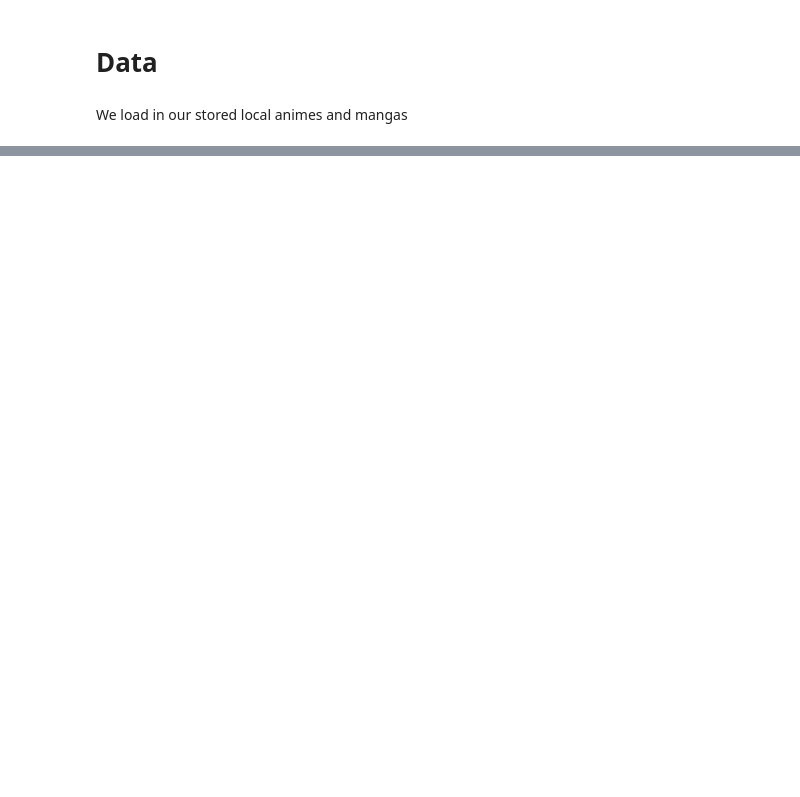
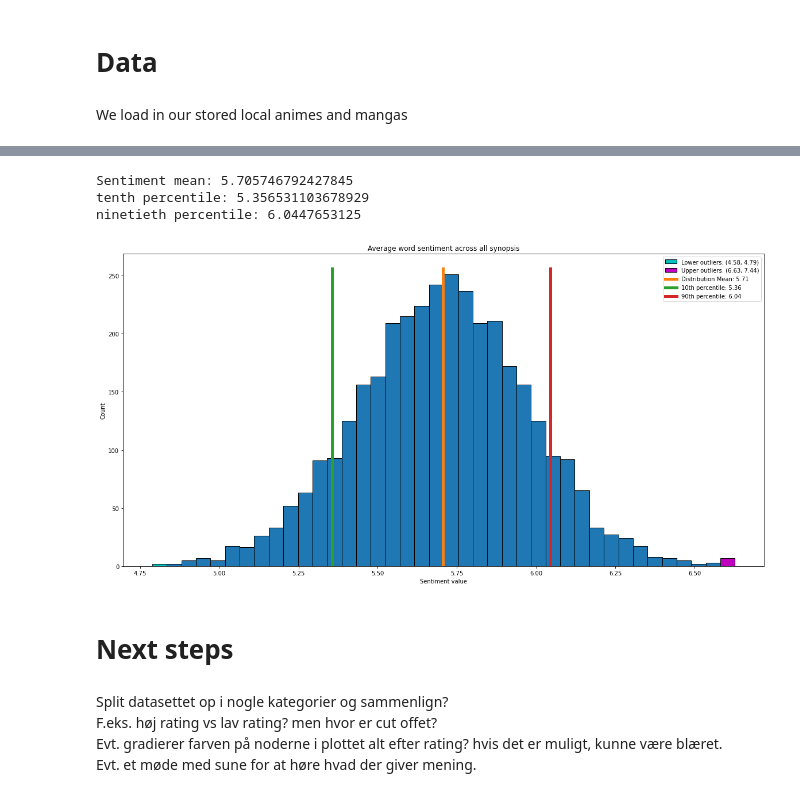
Before and after one commit to MarcBrejner/ProjectMAL, a Jupyter notebook: project.ipynb, the cells around one changed output, grey strips where cells are left out. Cells and saved outputs as stored; diff of their text form; code cells hidden in the pictures; blank space fills up the shorter version.

```diff
--- a/project.ipynb
+++ b/project.ipynb
@@ -36,0 +126,11 @@ print(len(all_anime_tv))
+# %%
+class Word:
+    def __init__(self,word,happiness_rank,happiness_average,happiness_standard_deviation,twitter_rank,google_rank,nyt_rank,lyrics_rank):
+        self.word = word
+        self.happiness_average = float(happiness_average)
+
+labMIT = {}
+with open("labMIT.txt") as f:
+    for line in f:
+       (word,happiness_rank,happiness_average,happiness_standard_deviation,twitter_rank,google_rank,nyt_rank,lyrics_rank) = line.split()
+       labMIT[word] = Word(word,happiness_rank,happiness_average,happiness_standard_deviation,twitter_rank,google_rank,nyt_rank,lyrics_rank)
@@ -36,0 +139,17 @@ print(len(all_anime_tv))
+# %%
+def get_sentiment(tokenlist):
+    sentiment = 0
+    num_of_tokens = len(tokenlist)
+    if num_of_tokens == 0:
+        print('input tokenlist was empty')
+        num_of_tokens = 1
+
+    for w in tokenlist:
+        try:
+            sentiment = sentiment + (labMIT[str(w)].happiness_average)
+        except KeyError:
+            if num_of_tokens > 1:
+                num_of_tokens = num_of_tokens-1
+
+    sentiment = sentiment/num_of_tokens
+    return sentiment
@@ -36,0 +158,13 @@ print(len(all_anime_tv))
+# %%
+fails = 0
+sentiments = []
+for mal_id in anime_graph.nodes:
+    try:
+        s = get_sentiment(token_dict[str(mal_id)])
+        anime_graph.nodes[mal_id]['Sentiment'] = s
+        if s != 0: #We dont consider pages with sentiment 0, as these contain no words in our sentiment library.
+            sentiments.append(s)
+    except KeyError:
+        fails = fails + 1
+
+#print(fails,"nodes could not have their sentiment calculated")
@@ -36,0 +233,13 @@ print(len(all_anime_tv))
+# %%
+sentiment_stats_and_hist(sentiments,'Average word sentiment across all synopsis')
+# %% [output]
+Sentiment mean: 5.705746792427845
+tenth percentile: 5.356531103678929
+ninetieth percentile: 6.0447653125
+[figure, added]
+# %% [markdown]
+# Next steps
+# %% [markdown]
+Split datasettet op i nogle kategorier og sammenlign?<br>F.eks. høj rating vs lav rating? men hvor er cut offet?<br>
+Evt. gradierer farven på noderne i plottet alt efter rating? hvis det er muligt, kunne være blæret.<br>
+Evt. et møde med sune for at høre hvad der giver mening.
```
Also changed, not shown: parts of 13 cells of this notebook, 1 other file.
